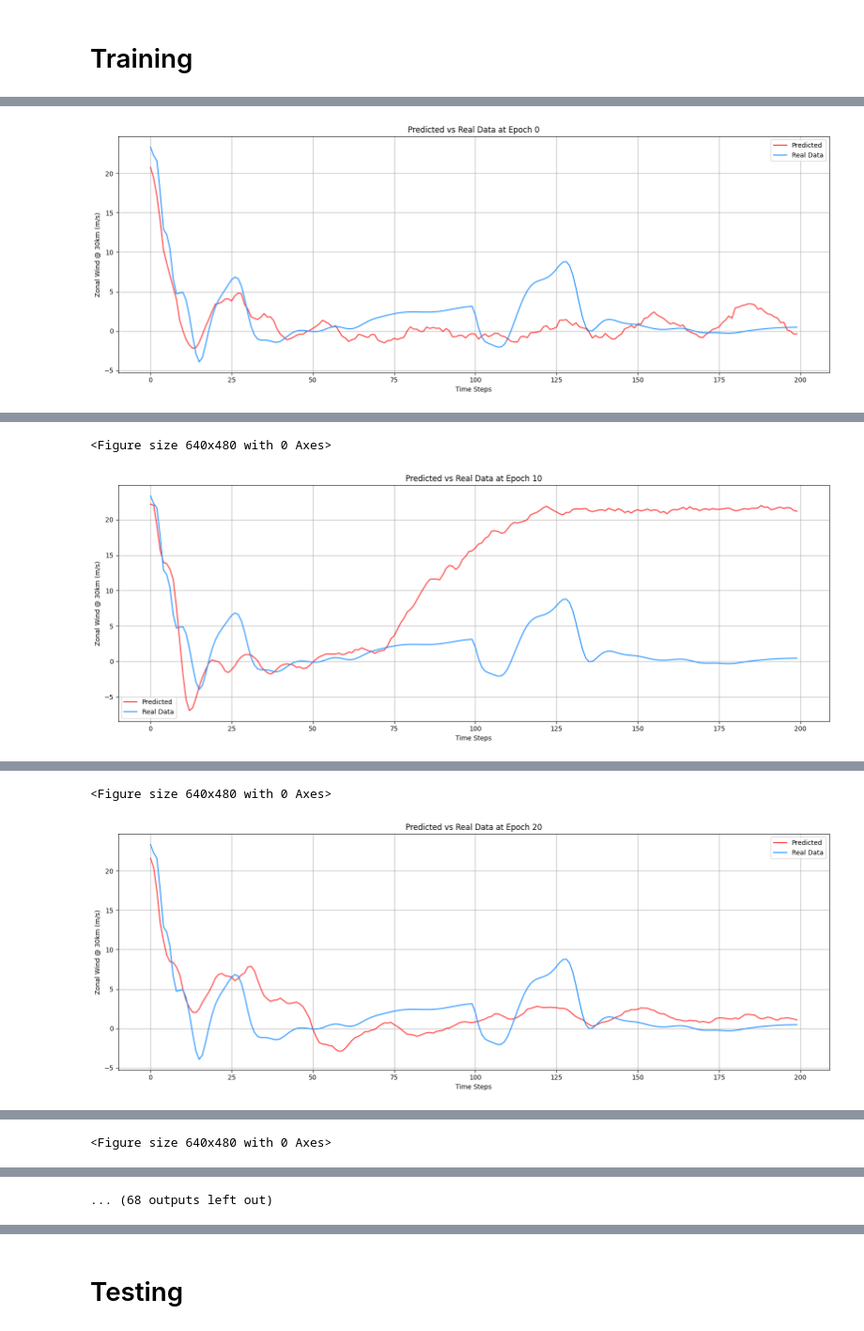
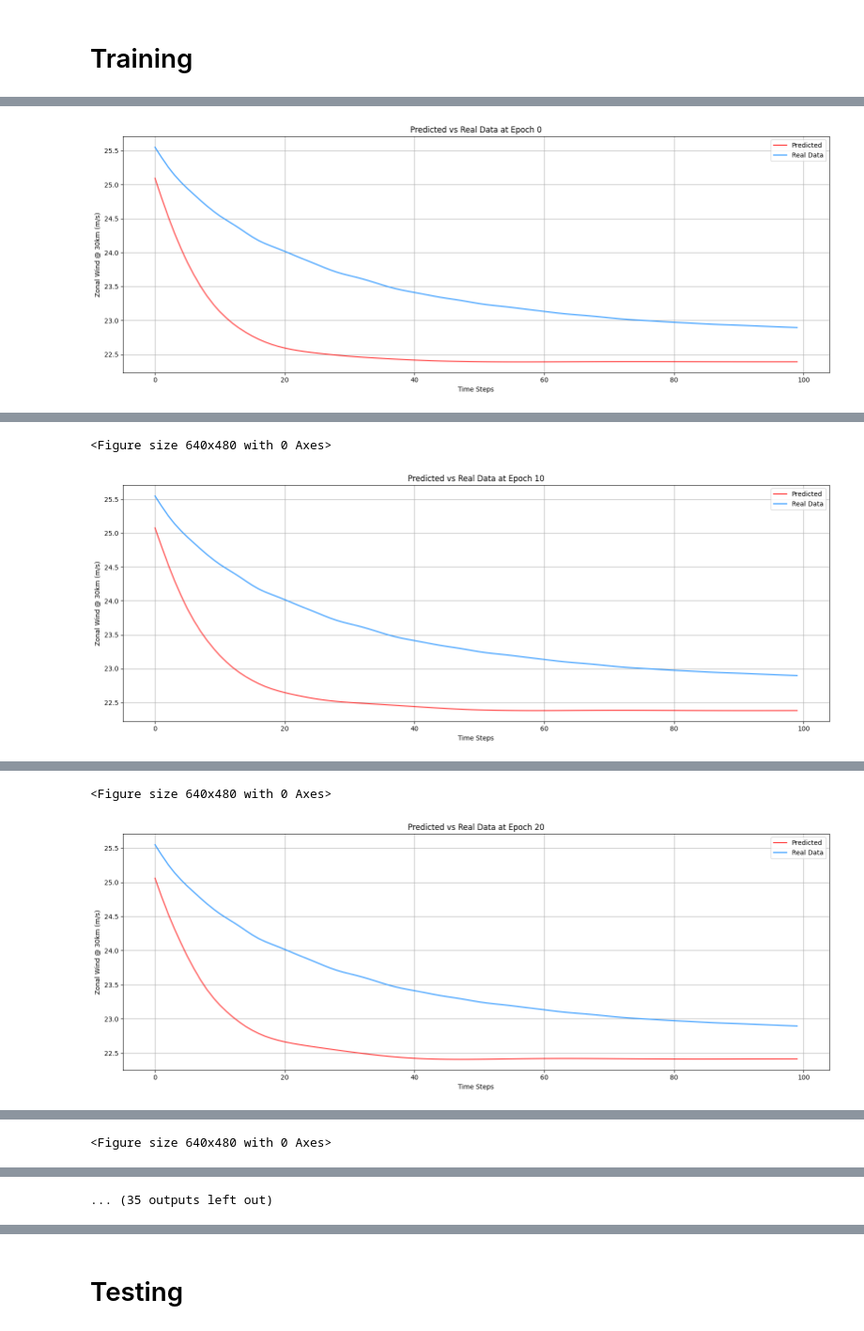
Before and after one commit to fabio2-uchi/modified_code, a Jupyter notebook: Archictures/latent_conditioned_decoder.ipynb, the cells around one changed output, grey strips where cells are left out. Shown at 94% size. Cells and saved outputs as stored; diff of their text form; code cells hidden in the pictures.

```diff
--- a/Archictures/latent_conditioned_decoder.ipynb
+++ b/Archictures/latent_conditioned_decoder.ipynb
@@ -27,12 +27,13 @@ print(psi.shape)
 # Normalization
 mean_psi = np.mean(psi, axis=0, keepdims=True)
 std_psi = np.std(psi, axis=0, keepdims=True)
-psi = (psi - mean_psi) / std_psi
+normalized_psi = (psi - mean_psi) / std_psi
+
 
 # Pre-processing
 lead = 1
 
-trainN = 1400000
+trainN = 300000
 valN = 50000
 index = 63
 
@@ -233,10 +248,11 @@ for epoch in range(num_epochs):
         with torch.no_grad():
             initial_cond = torch.reshape(torch.tensor(psi[0,:]), [1, 75]).float().cuda()
             z = torch.zeros([1, latent_dim]).float().cuda()
-            time_steps = 200
+            time_steps = 100
             pred = np.zeros([time_steps, 75])
+
             for k in tqdm(range(0, time_steps), desc = f"Mini Inference at Epoch {epoch}"):
-                    z = torch.randn_like(z)
+                    # z = torch.randn_like(z)
                     y = (model.decode(z.float().cuda(), initial_cond.float().cuda())).detach().cpu().numpy()
                     pred[k, :] = y
                     y_denorm = (y * std_psi[:, :] + mean_psi[:, :])
@@ -263,2 +279,2 @@ Epoch 1,
-[figure, old version]
+[figure, new version]
 Epoch 2,
@@ -281,3 +297,3 @@ Epoch 11,
 <Figure size 640x480 with 0 Axes>
-[figure, old version]
+[figure, new version]
 Epoch 12,
@@ -300,3 +316,3 @@ Epoch 21,
 <Figure size 640x480 with 0 Axes>
-[figure, old version]
+[figure, new version]
 Epoch 22,
@@ -338,4 +354,4 @@ Epoch 41,
-... (68 outputs left out)
+... (35 outputs left out)
 # %%
 
 
```
Also changed, not shown: parts of 5 cells of this notebook.
